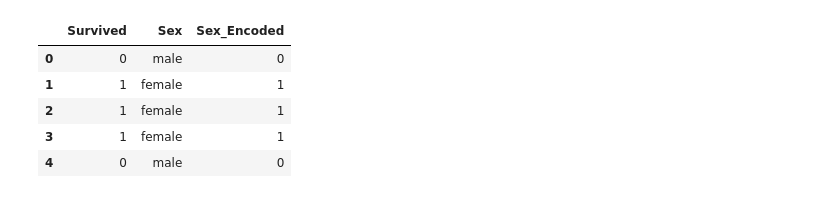
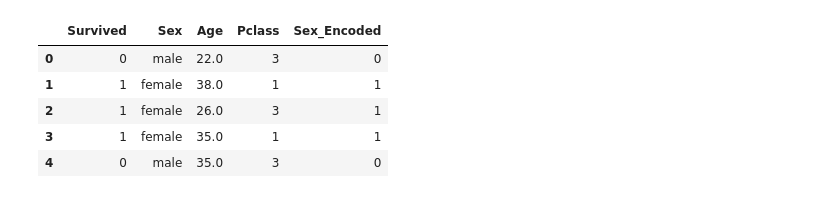
Before and after one commit to JamesStafford/TitanicKaggle, a Jupyter notebook: notebooks/titanic_ml_notebook.ipynb, the cells around one changed output. Saved outputs shown, nothing was run; the diff lists cells and outputs as text; code cells hidden in the pictures.

```diff
--- a/notebooks/titanic_ml_notebook.ipynb
+++ b/notebooks/titanic_ml_notebook.ipynb
@@ -18,15 +18,22 @@ titanic_training_df.head()
 | 3 | 4 | 1 | 1 | Futrelle, Mrs. Jacques Heath (Lil... | female | 35.0 | 1 | 0 | 113803 | 53.1000 | ... |
 | 4 | 5 | 0 | 3 | Allen, Mr. William Henry | male | 35.0 | 0 | 0 | 373450 | 8.0500 | ... |
 # %%
-survived_and_sex_df: DataFrame = titanic_training_df[[SURVIVED_HEADER, SEX_HEADER]].copy()
-survived_and_sex_df[SEX_ENCODED] = survived_and_sex_df[SEX_HEADER].map({'male': 0, 'female': 1})
-survived_and_sex_df.head()
+# Create feature DataFrame with Sex, Age, and Pclass
+feature_df: DataFrame = titanic_training_df[[SURVIVED_HEADER, SEX_HEADER, AGE_HEADER, PCLASS_HEADER]].copy()
+
+# Encode Sex as numeric
+feature_df[SEX_ENCODED] = feature_df[SEX_HEADER].map({'male': 0, 'female': 1})
+
+# Fill missing Age values with the median age
+feature_df[AGE_HEADER] = feature_df[AGE_HEADER].fillna(feature_df[AGE_HEADER].median())
+
+feature_df.head()
 # %% [output]
-|  | Survived | Sex | Sex_Encoded |
-| 0 | 0 | male | 0 |
-| 1 | 1 | female | 1 |
-| 2 | 1 | female | 1 |
-| 3 | 1 | female | 1 |
-| 4 | 0 | male | 0 |
+|  | Survived | Sex | Age | Pclass | Sex_Encoded |
+| 0 | 0 | male | 22.0 | 3 | 0 |
+| 1 | 1 | female | 38.0 | 1 | 1 |
+| 2 | 1 | female | 26.0 | 3 | 1 |
+| 3 | 1 | female | 35.0 | 1 | 1 |
+| 4 | 0 | male | 35.0 | 3 | 0 |
 # %%
 from sklearn import tree
```
Also changed, not shown: parts of 6 cells of this notebook.
